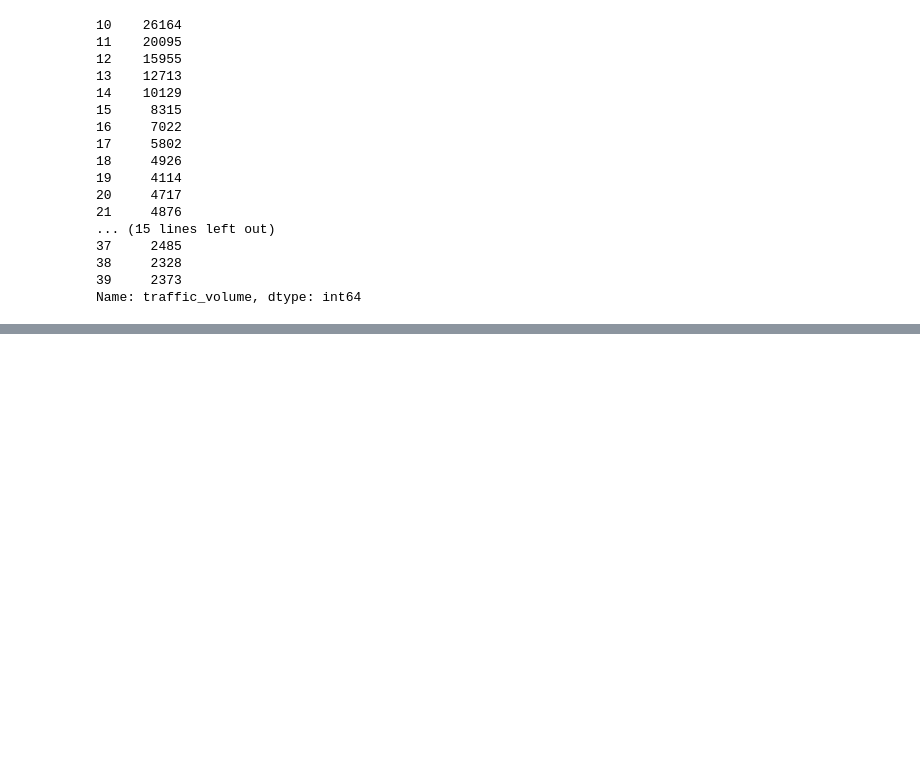
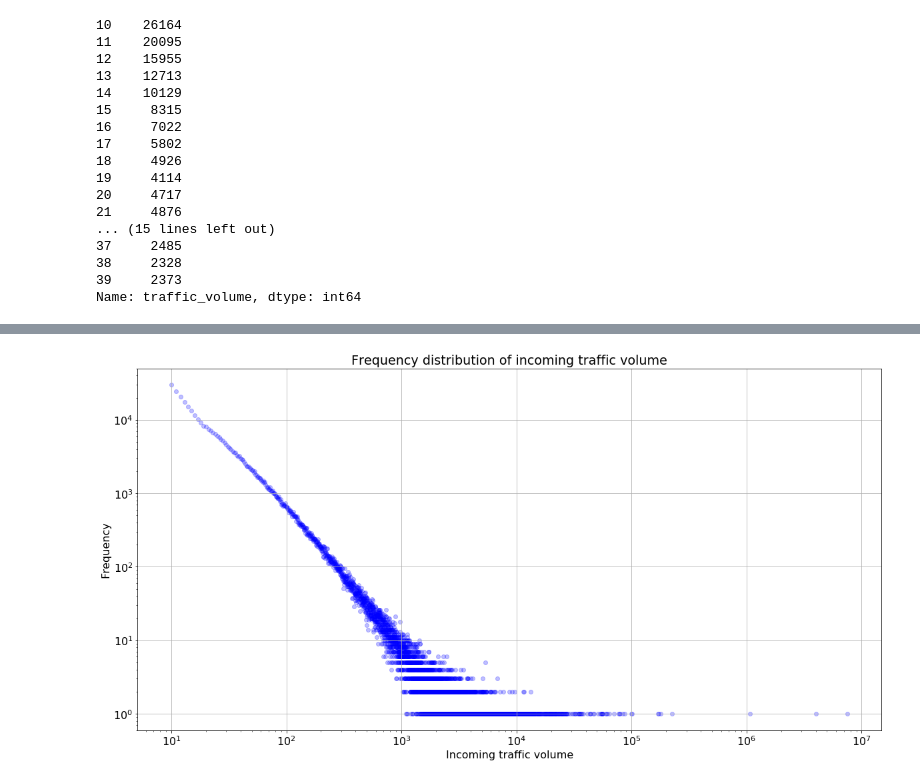
Before and after one commit to 33eyes/wiki-clickstream-graph, a Jupyter notebook: English_Wikipedia_EDA.ipynb, the cells around one changed output, grey strips where cells are left out. Saved outputs shown, nothing was run; the diff lists cells and outputs as text; code cells hidden in the pictures; blank space fills up the shorter version.

```diff
--- a/English_Wikipedia_EDA.ipynb
+++ b/English_Wikipedia_EDA.ipynb
@@ -956,0 +1008,11 @@ Name: traffic_volume, dtype: int64
+# %%
+edges_count = other_edges.groupby("curr").n.count()
+edges_count.rename("edges_count", inplace=True)
+traffic_volume = other_edges.groupby("curr").n.sum()
+traffic_volume.rename("traffic_volume", inplace=True)
+
+end_nodes = pd.concat([edges_count, traffic_volume], axis=1)
+end_nodes["edges_count_pct"] = end_nodes["edges_count"] / end_nodes["edges_count"].sum()
+end_nodes["traffic_volume_pct"] = end_nodes["traffic_volume"] / end_nodes["traffic_volume"].sum()
+# %%
+end_nodes.sort_values("traffic_volume", ascending=False, inplace=True)
@@ -956,0 +1073,15 @@ Name: traffic_volume, dtype: int64
+# %%
+end_nodes_traffic_freq = end_nodes.traffic_volume.value_counts()
+# %%
+my_alpha = 0.25
+plt.scatter(end_nodes_traffic_freq.index.values, end_nodes_traffic_freq.values, \
+            c="b", alpha=my_alpha)
+plt.xscale("log")
+plt.yscale("log")
+plt.xlabel('Incoming traffic volume')
+plt.ylabel('Frequency')
+plt.grid(True)
+
+plt.title("Frequency distribution of incoming traffic volume");
+# %% [output]
+[figure, added]
```
Also changed, not shown: parts of 13 cells of this notebook.
